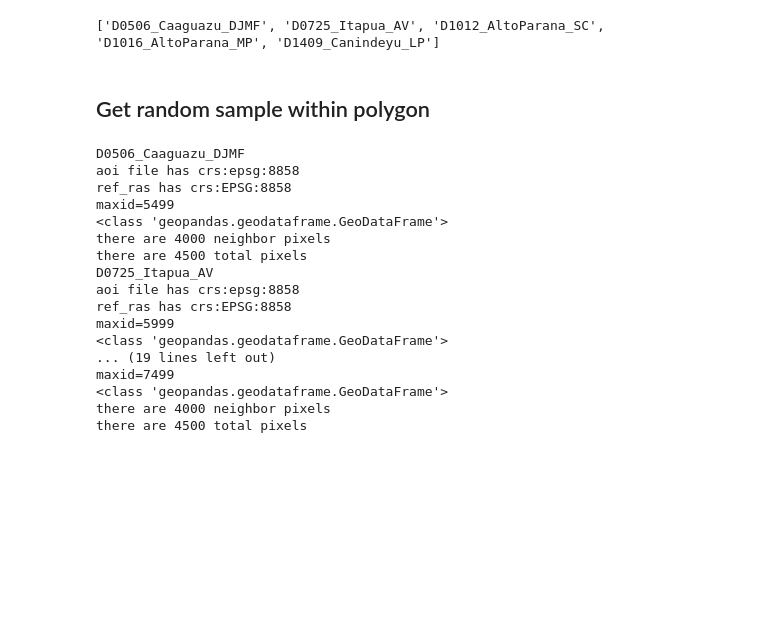
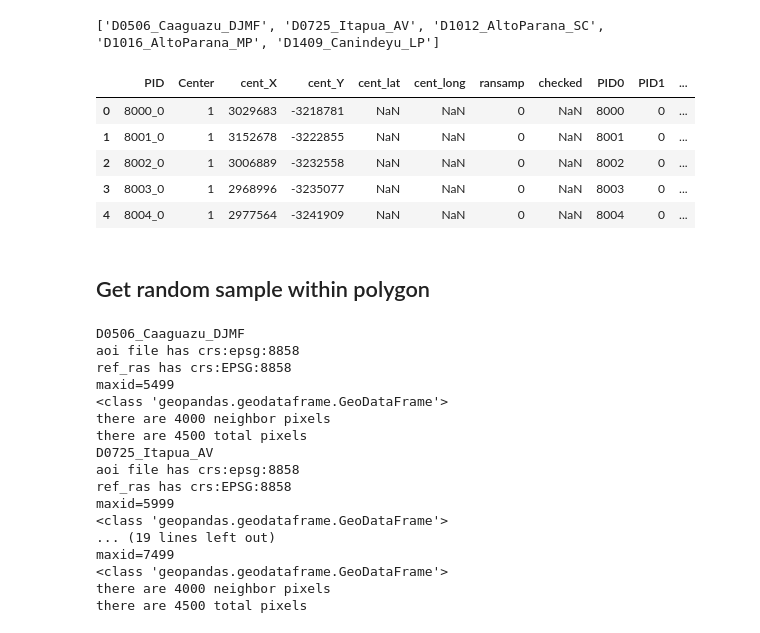
Before and after one commit to klwalker-sb/collectcube, a Jupyter notebook: notebooks/CEL_py_sample/large_ag_sample_gen.ipynb, the cells around one changed output. Saved outputs shown, nothing was run; the diff lists cells and outputs as text; code cells hidden in the pictures; blank space fills up the shorter version.

```diff
--- a/notebooks/CEL_py_sample/large_ag_sample_gen.ipynb
+++ b/notebooks/CEL_py_sample/large_ag_sample_gen.ipynb
@@ -30,3 +30,14 @@ samp_dists = samp_polys['UNQ'].values.tolist()
 print(samp_dists)
 # %% [output]
 ['D0506_Caaguazu_DJMF', 'D0725_Itapua_AV', 'D1012_AltoParana_SC', 'D1016_AltoParana_MP', 'D1409_Canindeyu_LP']
+# %%
+local_path = 'C:/Users/klobw/Desktop/Testing/qe/sm_add.csv'
+new_pts = pd.read_csv(local_path)
+new_pts.head()
+# %% [output]
+|  | PID | Center | cent_X | cent_Y | cent_lat | cent_long | ransamp | checked | PID0 | PID1 | ... |
+| 0 | 8000_0 | 1 | 3029683 | -3218781 | NaN | NaN | 0 | NaN | 8000 | 0 | ... |
+| 1 | 8001_0 | 1 | 3152678 | -3222855 | NaN | NaN | 0 | NaN | 8001 | 0 | ... |
+| 2 | 8002_0 | 1 | 3006889 | -3232558 | NaN | NaN | 0 | NaN | 8002 | 0 | ... |
+| 3 | 8003_0 | 1 | 2968996 | -3235077 | NaN | NaN | 0 | NaN | 8003 | 0 | ... |
+| 4 | 8004_0 | 1 | 2977564 | -3241909 | NaN | NaN | 0 | NaN | 8004 | 0 | ... |
```
Also changed, not shown: parts of 2 cells of this notebook, 5 other files.
